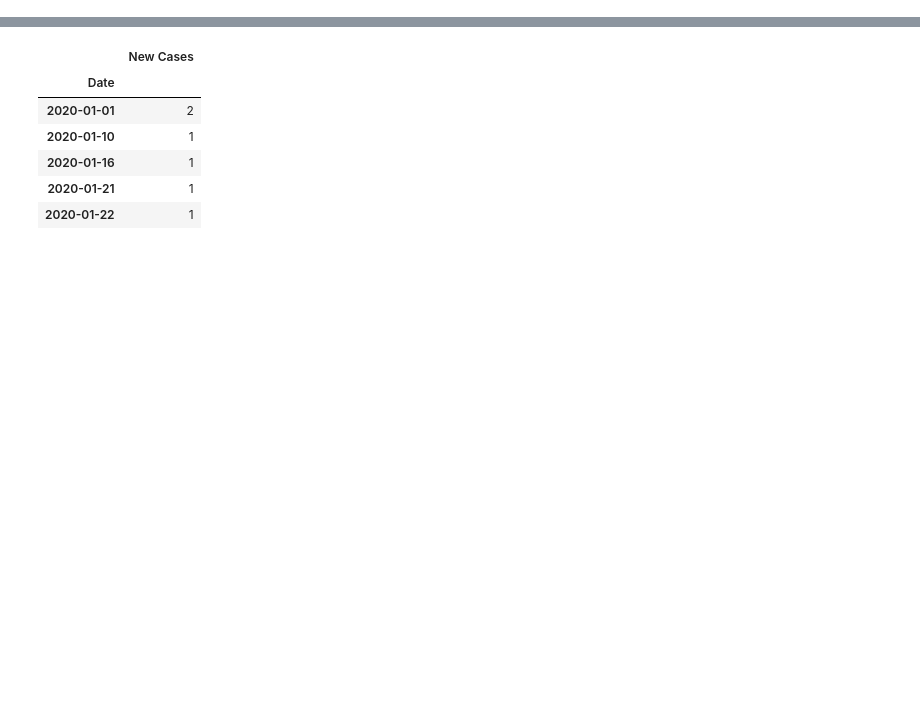
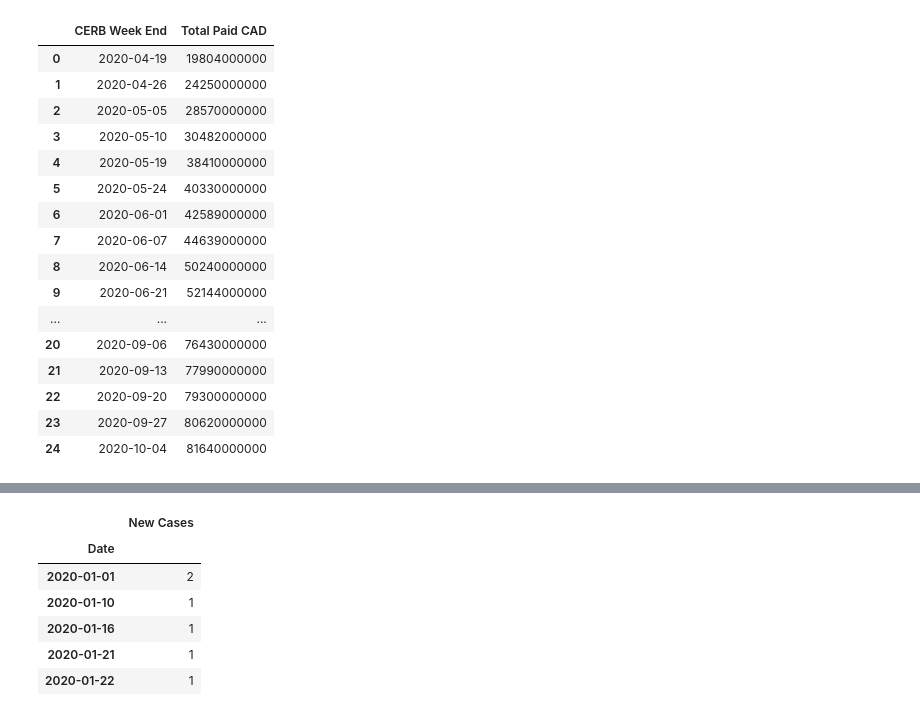
Before and after one commit to SpencerCodes/FinTech_Project_1, a Jupyter notebook: 01-Code/Viz/Tri-Chart.ipynb, the cells around one changed output, grey strips where cells are left out. Saved outputs shown, nothing was run; the diff lists cells and outputs as text; code cells hidden in the pictures; blank space fills up the shorter version.

```diff
--- a/01-Code/Viz/Tri-Chart.ipynb
+++ b/01-Code/Viz/Tri-Chart.ipynb
@@ -36,0 +61,22 @@ cad_df.head()
+# %%
+cerb_df = cerb_df.reset_index()
+# %%
+cerb_df
+# %% [output]
+|  | CERB Week End | Total Paid CAD |
+| 0 | 2020-04-19 | 19804000000 |
+| 1 | 2020-04-26 | 24250000000 |
+| 2 | 2020-05-05 | 28570000000 |
+| 3 | 2020-05-10 | 30482000000 |
+| 4 | 2020-05-19 | 38410000000 |
+| 5 | 2020-05-24 | 40330000000 |
+| 6 | 2020-06-01 | 42589000000 |
+| 7 | 2020-06-07 | 44639000000 |
+| 8 | 2020-06-14 | 50240000000 |
+| 9 | 2020-06-21 | 52144000000 |
+| ... | ... | ... |
+| 20 | 2020-09-06 | 76430000000 |
+| 21 | 2020-09-13 | 77990000000 |
+| 22 | 2020-09-20 | 79300000000 |
+| 23 | 2020-09-27 | 80620000000 |
+| 24 | 2020-10-04 | 81640000000 |
```
Also changed, not shown: parts of 47 cells of this notebook, 6 other files.
